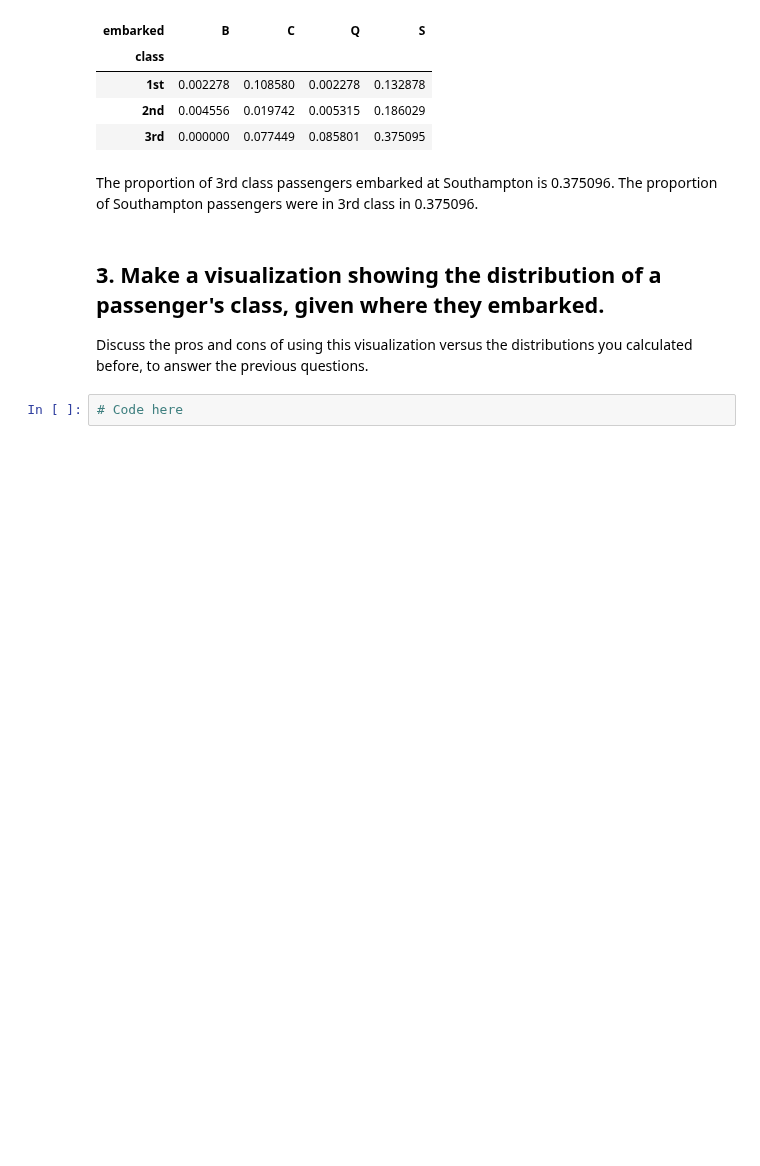
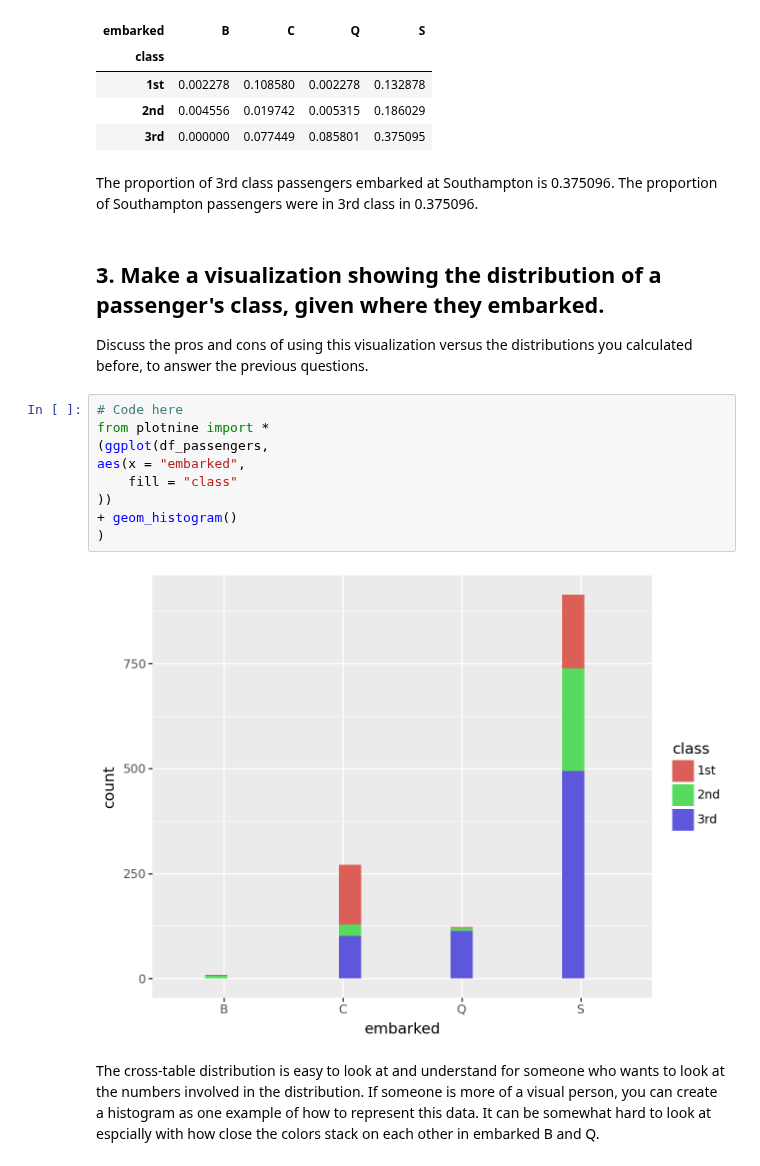
Before and after one commit to summerchurby/GSB-544, a Jupyter notebook: Titanic_Wrangling.ipynb, the cells around one changed output. Cells and saved outputs as stored; diff of their text form; blank space fills up the shorter version.

```diff
--- a/Titanic_Wrangling.ipynb
+++ b/Titanic_Wrangling.ipynb
@@ -95,5 +95,16 @@ The proportion of Southampton passengers were in 3rd class in 0.375096.
 ## 3. Make a visualization showing the distribution of a passenger's class, given where they embarked.
 
 Discuss the pros and cons of using this visualization versus the distributions you calculated before, to answer the previous questions.
-# %%
-# Code here
+# %%
+# Code here
+from plotnine import *
+(ggplot(df_passengers,
+aes(x = "embarked",
+    fill = "class"
+))
++ geom_histogram()
+)
+# %% [output]
+[figure, added]
+# %% [markdown]
+The cross-table distribution is easy to look at and understand for someone who wants to look at the numbers involved in the distribution. If someone is more of a visual person, you can create a histogram as one example of how to represent this data. It can be somewhat hard to look at espcially with how close the colors stack on each other in embarked B and Q.
```
